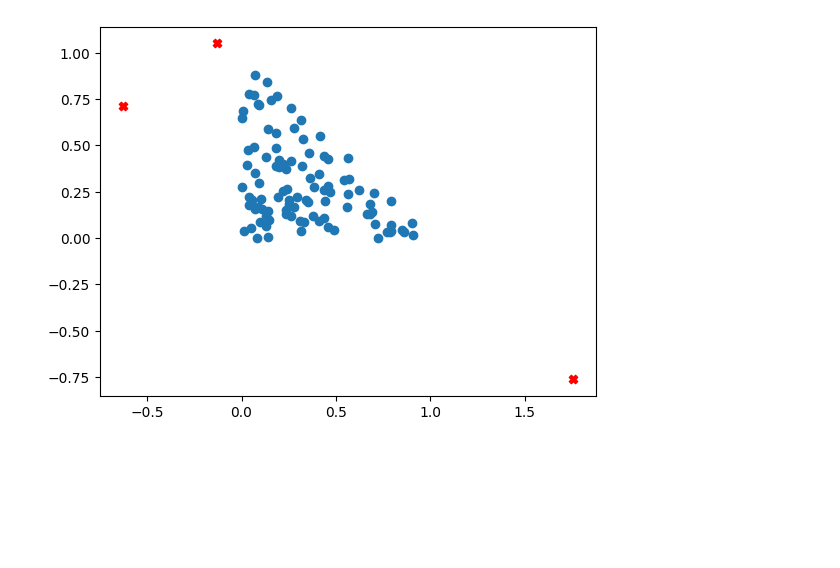
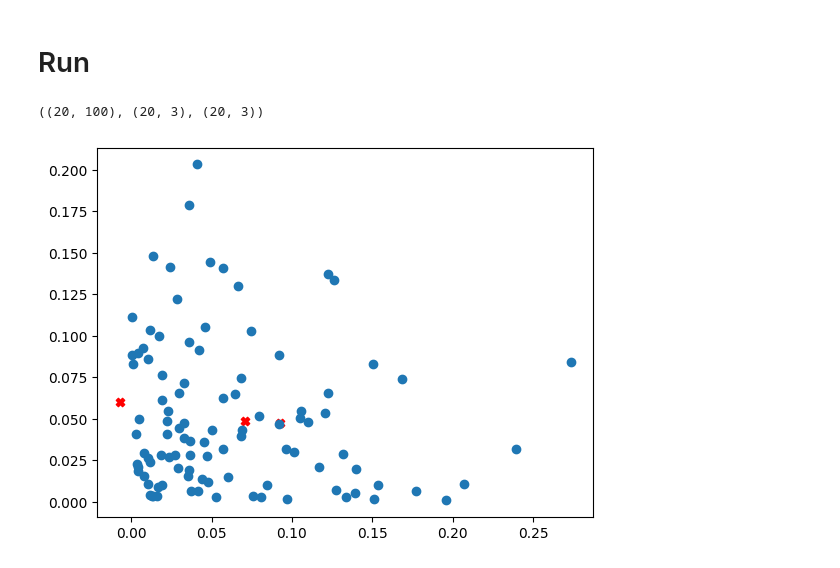
Before and after one commit to dennis-grinwald/task_vectors, a Jupyter notebook: analysis/sisal.ipynb, the cells around one changed output. Saved outputs shown, nothing was run; the diff lists cells and outputs as text; code cells hidden in the pictures; blank space fills up the shorter version.

```diff
--- a/analysis/sisal.ipynb
+++ b/analysis/sisal.ipynb
@@ -1005,0 +1000,2 @@ def sisal(Y,p,**kwargs):
+# %% [markdown]
+# Run
@@ -1006,21 +1032,25 @@ def sisal(Y,p,**kwargs):
 # %%
-def sample_from_2simplex(n_samples=1):
-    x = np.random.exponential(scale=1.0, size=(n_samples, 3))
+def generate_data(n_samples=1):
+    x = np.random.exponential(scale=1.0, size=(n_samples, 20))
     return x / np.sum(x, axis=1, keepdims=True)
 
 Y = sample_from_2simplex(100).T
 
-M, Up, my, sing_values = sisal(Y, 3, verbose=False)
+M, Up, my, sing_values = sisal(Y, 3, verbose=False, mu=1, tau=0)
+# %%
+Y.shape, M.shape, Up.shape
+# %% [output]
+((20, 100), (20, 3), (20, 3))
 # %%
 plt.plot(Y[0,:], Y[1,:], 'o', label='Original Data')
-for m in M:
+for m in M.T:
     plt.scatter(
         m[0],
         m[1],
         marker='X',
         color='red'
     )
 # %% [output]
-[figure, old version]
+[figure, new version]
 # %%
 sing_values
```
Also changed, not shown: parts of 4 cells of this notebook, 8 other files.
